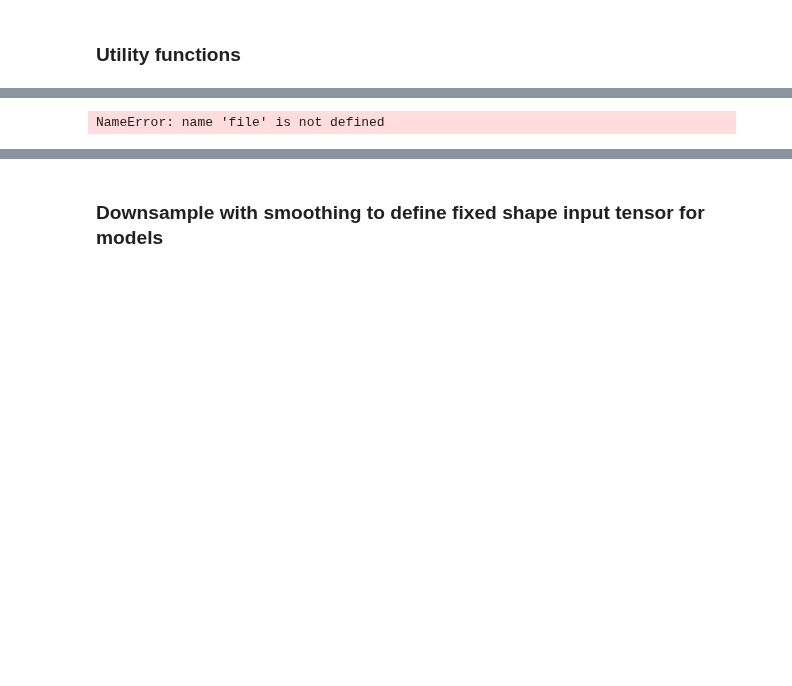
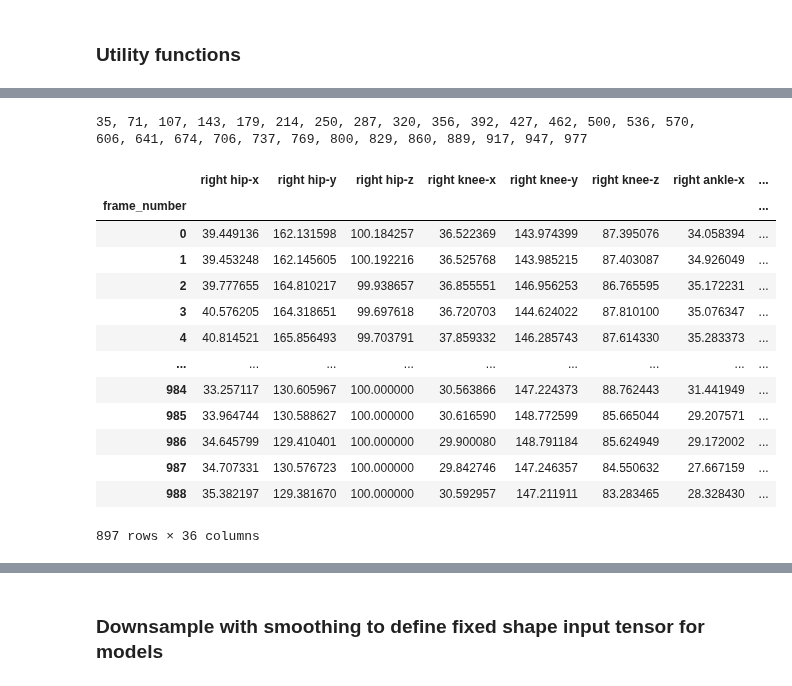
Before and after one commit to kaurrachneet6/Vision-Based-Gait-Analysis-Framework-for-Predicting-Multiple-Sclerosis, a Jupyter notebook: Data Preparation/IdentifyHSR.ipynb, the cells around one changed output, grey strips where cells are left out. Saved outputs shown, nothing was run; the diff lists cells and outputs as text; code cells hidden in the pictures; blank space fills up the shorter version.

```diff
--- a/Data Preparation/IdentifyHSR.ipynb
+++ b/Data Preparation/IdentifyHSR.ipynb
@@ -22,6 +23,9 @@ frame_path_merged = 'C:\\Users\\purpl\\Box\\Gait Video Project\\GaitVideoData\\v
 cohorts = ['\\HOA', '\\MS', '\\PD', '\\ExtraHOA']
 trials = ['\\beam_walking', '\\walking']
 cameras = ['\\feet\\', '\\lower_body\\']
+
+order = ['right hip', 'right knee', 'right ankle', 'left hip', 'left knee', 'left ankle', 'left toe 1', 'left toe 2', \
+         'left heel', 'right toe 1', 'right toe 2', 'right heel']
 # %% [markdown]
 ### Utility functions
 # %%
@@ -64,18 +68,40 @@ for cohort in cohorts:
-# %%
-for cohort in cohorts:
-    for trial in trials:
-        merged_path = frame_path_merged+cohort+trial
-        if (os.path.exists(merged_path)):
-            videos = os.listdir(merged_path)
-#             print (len(videos))
-        for video in videos:
-            start_time = time.time()
-            front_video = path+cohort+trial+'\\lower_body\\'+'Inked'+video+'_1_Trim'
-            shutil.copy(file, merged_path+'\\'+video)
-            frames = glob.glob(merged_path+'\\'+video+'\\hip_height_normalized\\*.csv')
-            temp = pd.DataFrame(columns = labels) #Dataframe to collect 40 features from all ~1500 frames of each video
-            for frame in frames:
-#                     print (frame)
-                frame_csv = pd.read_csv(frame, index_col = 0)
-# %% [output]
-NameError: name 'file' is not defined
+# %%
+labels = ['frame_number'] + [o + '-'+ y for o in order for y in ['x', 'y', 'z']]
+
+for cohort in cohorts[1:2]:
+    for trial in trials[:1]:
+        merged_path = frame_path_merged+cohort+trial
+        if (os.path.exists(merged_path)):
+            videos = os.listdir(merged_path)
+#             print (len(videos))
+        for video in videos[2:3]:
+            trueHSR = open(merged_path+'\\'+video+'\\hip_height_normalized\\'+'\\HSRframes.txt').read()
+            print (trueHSR)
+            frames = glob.glob(merged_path+'\\'+video+'\\hip_height_normalized\\*.csv')
+            #First, we need to sort the frames
+            sorted_frames = sorted(frames,  key=lambda name: int(name.split('\\')[-1][:-4]))
+            temp = pd.DataFrame(columns = labels)
+            for frame in sorted_frames:
+                #Append the frame number also in the temp dataframe, since it the true HSR is given in frame number
+                frame_no = int(frame.split('\\')[-1][:-4])
+                frame_csv = pd.read_csv(frame, index_col = 0)
+                temp.loc[len(temp)] = np.append(frame_no, frame_csv[['x', 'y', 'z']].values.flatten())
+            temp = temp.astype({'frame_number': 'int'})
+            temp.set_index('frame_number', inplace = True)
+            display(temp)
+# %% [output]
+35, 71, 107, 143, 179, 214, 250, 287, 320, 356, 392, 427, 462, 500, 536, 570, 606, 641, 674, 706, 737, 769, 800, 829, 860, 889, 917, 947, 977
+|  | right hip-x | right hip-y | right hip-z | right knee-x | right knee-y | right knee-z | right ankle-x | ... |
+| frame_number |  |  |  |  |  |  |  | ... |
+| 0 | 39.449136 | 162.131598 | 100.184257 | 36.522369 | 143.974399 | 87.395076 | 34.058394 | ... |
+| 1 | 39.453248 | 162.145605 | 100.192216 | 36.525768 | 143.985215 | 87.403087 | 34.926049 | ... |
+| 2 | 39.777655 | 164.810217 | 99.938657 | 36.855551 | 146.956253 | 86.765595 | 35.172231 | ... |
+| 3 | 40.576205 | 164.318651 | 99.697618 | 36.720703 | 144.624022 | 87.810100 | 35.076347 | ... |
+| 4 | 40.814521 | 165.856493 | 99.703791 | 37.859332 | 146.285743 | 87.614330 | 35.283373 | ... |
+| ... | ... | ... | ... | ... | ... | ... | ... | ... |
+| 984 | 33.257117 | 130.605967 | 100.000000 | 30.563866 | 147.224373 | 88.762443 | 31.441949 | ... |
+| 985 | 33.964744 | 130.588627 | 100.000000 | 30.616590 | 148.772599 | 85.665044 | 29.207571 | ... |
+| 986 | 34.645799 | 129.410401 | 100.000000 | 29.900080 | 148.791184 | 85.624949 | 29.172002 | ... |
+| 987 | 34.707331 | 130.576723 | 100.000000 | 29.842746 | 147.246357 | 84.550632 | 27.667159 | ... |
+| 988 | 35.382197 | 129.381670 | 100.000000 | 30.592957 | 147.211911 | 83.283465 | 28.328430 | ... |
+897 rows × 36 columns
```
Also changed, not shown: parts of 5 cells of this notebook.
